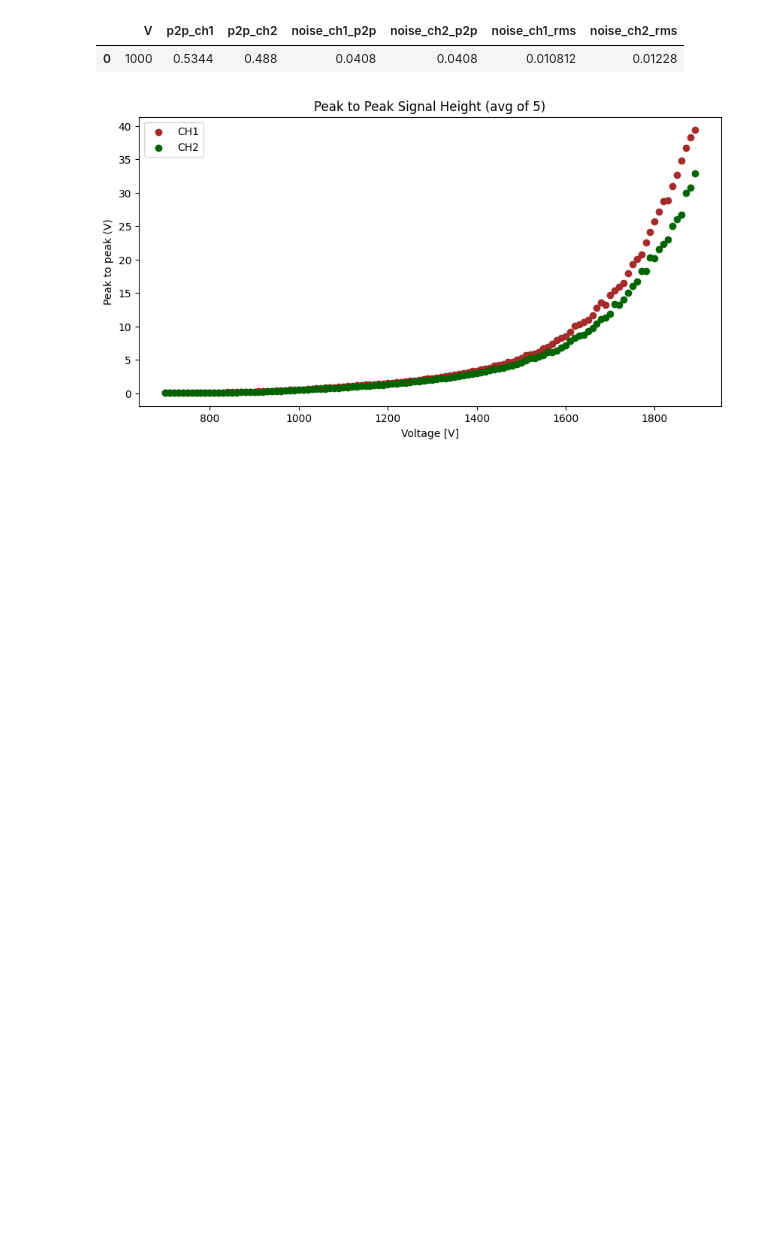
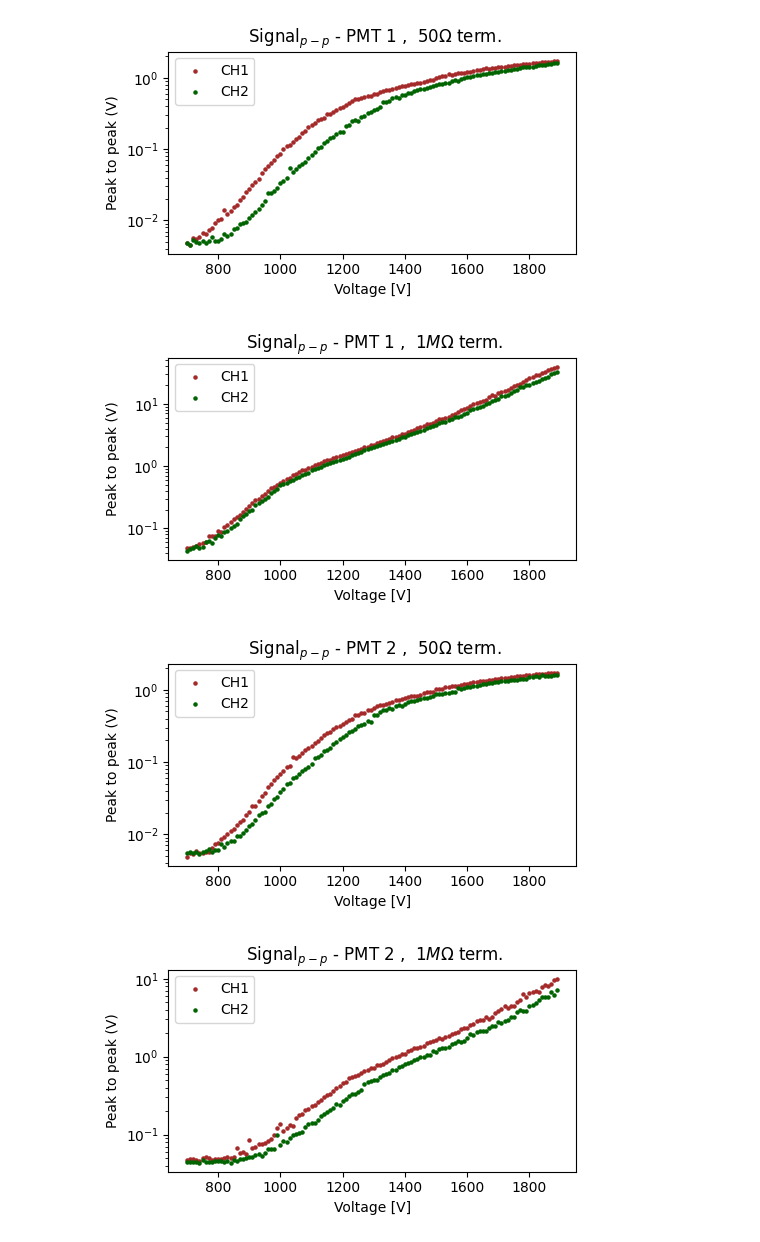
Before and after one commit to ficnawode/msc-python-analysis, a Jupyter notebook: analysis/noise_to_sig.ipynb, the cells around one changed output. Saved outputs shown, nothing was run; the diff lists cells and outputs as text; code cells hidden in the pictures; blank space fills up the shorter version.

```diff
--- a/analysis/noise_to_sig.ipynb
+++ b/analysis/noise_to_sig.ipynb
@@ -3,7 +3,10 @@ import pandas as pd
 import numpy as np
 import matplotlib.pyplot as plt
 import h5py
+plt.rcParams['figure.autolayout'] = True
 
 SAVE_PLOTS = True
 STANDARD_DPI = 300
+DOTSIZE = 5
+FIGSIZE = (5, 3)
 # %%
@@ -27,3 +91,0 @@ def load_h5_data(filename):
-# %%
-noise_data = pd.read_csv('data\dark_pmt\I_V_noise_700_2285V.csv')
-noise_data.head(1)
@@ -35,5 +91,0 @@ noise_data['V_set'] = noise_data['pmt_high_voltage'].round(0)
-# %%
-path_to_signals = "data/gain_fixed_light/signals_20250308-173933.h5"
-signals = load_h5_data(path_to_signals)
-print('available keys:', list(signals.keys()))
-print('maximum key:', max(signals.keys()))
@@ -68,32 +92,37 @@ df.head(1)
-# %%
-# add in all points from the noise data where the voltage is in the signals data
-df['noise_ch1_p2p'] = df['V'].apply(lambda v: noise_data[noise_data['V_set'] == v]['v_p2p_ch1'].values[0])
-df['noise_ch2_p2p'] = df['V'].apply(lambda v: noise_data[noise_data['V_set'] == v]['v_p2p_ch2'].values[0])
-
-df['noise_ch1_rms'] = df['V'].apply(lambda v: noise_data[noise_data['V_set'] == v]['v_rms_ch1'].values[0])
-df['noise_ch2_rms'] = df['V'].apply(lambda v: noise_data[noise_data['V_set'] == v]['v_rms_ch2'].values[0])
-
-df.head(1)
-# %% [output]
-|  | V | p2p_ch1 | p2p_ch2 | noise_ch1_p2p | noise_ch2_p2p | noise_ch1_rms | noise_ch2_rms |
-| 0 | 1000 | 0.5344 | 0.488 | 0.0408 | 0.0408 | 0.010812 | 0.01228 |
 # %%
-fig, ax = plt.subplots(figsize=(10, 5))
+def plot_sigp2p(pmt_number, is_terminated):
+    noise_data = get_noise_data(pmt_number, is_terminated)
+    signals = load_h5_data_from_params(pmt_number, is_terminated)
+    df = generate_sigtonoise_df(signals, noise_data)
 
-ax.scatter(df['V'], df['p2p_ch1'], label='CH1', color = 'brown')
-ax.scatter(df['V'], df['p2p_ch2'], label='CH2', color = 'darkgreen')
-ax.set_xlabel('Voltage [V]')
-ax.set_ylabel('Peak to peak (V)')
+    fig, ax = plt.subplots(figsize=FIGSIZE)
 
-ax.set_yscale('log')
+    ax.scatter(df['V'], df['p2p_ch1'], label='CH1', color='brown', s=DOTSIZE)
+    ax.scatter(df['V'], df['p2p_ch2'], label='CH2',
+               color='darkgreen', s=DOTSIZE)
+    ax.set_xlabel('Voltage [V]')
+    ax.set_ylabel('Peak to peak (V)')
 
-ax.set_title('Peak to Peak Signal Height (avg of 5)')
-ax.legend()
+    ax.set_yscale('log')
 
-if SAVE_PLOTS:
-    plt.savefig('plots/pmt_noise_tests/pmt1/p2p_signal_heights.jpg', dpi=STANDARD_DPI)
+    quantity_name = r' Signal$_{p-p}$'
+    plot_title = generate_plot_title(quantity_name, pmt_number, is_terminated)
+    ax.set_title(plot_title)
+    ax.legend()
 
-plt.show()
+    if SAVE_PLOTS:
+        plot_path = generate_save_path(pmt_number, is_terminated, 'sigp2p')
+        plt.savefig(plot_path, dpi=STANDARD_DPI)
+
+    plt.show()
+
+
+for pmt_number in range(1, 3):
+    for is_terminated in [True, False]:
+        plot_sigp2p(pmt_number, is_terminated)
 # %% [output]
-[figure, old version]
+[figure, new version]
+[figure, added]
+[figure, added]
+[figure, added]
 # %%
```
Also changed, not shown: parts of 8 cells of this notebook, 38 other files.
